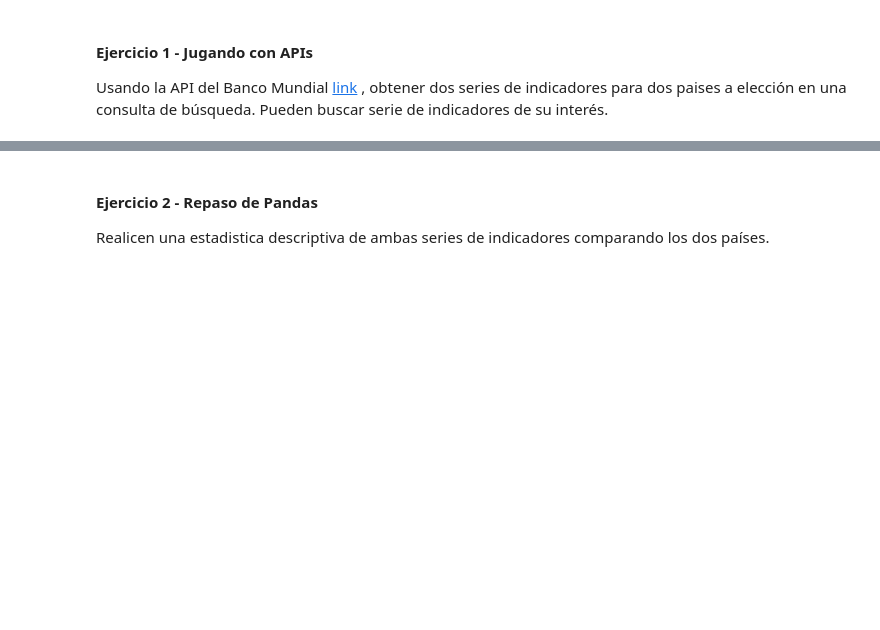
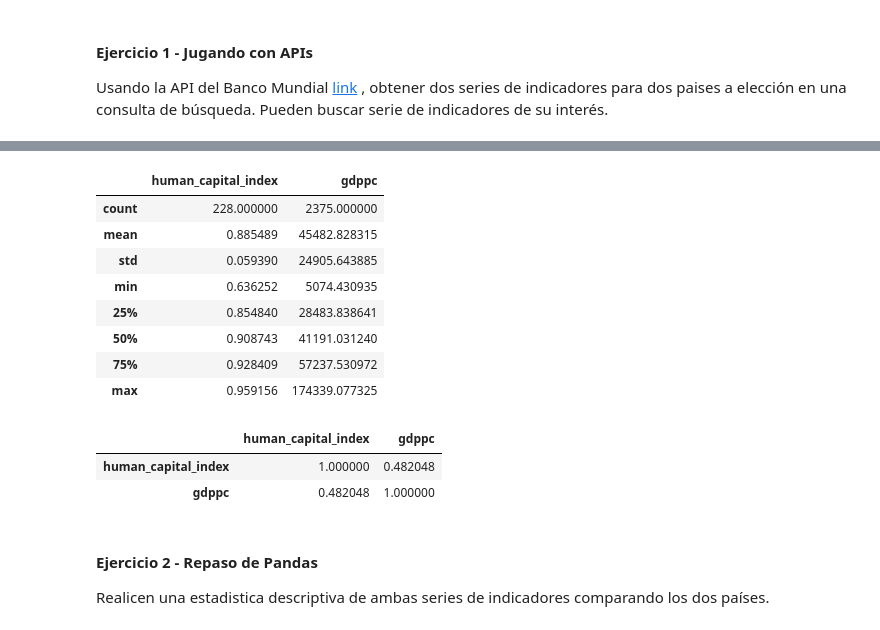
Before and after one commit to MartiinHuck/BigDataUBA-Grupo21, a Jupyter notebook: TP1_Grupo21.ipynb, the cells around one changed output, grey strips where cells are left out. Drawn from its saved outputs; the diff is of its cells as text; code cells hidden in the pictures; blank space fills up the shorter version.

```diff
--- a/TP1_Grupo21.ipynb
+++ b/TP1_Grupo21.ipynb
@@ -37,3 +154,27 @@ Usando la API del Banco Mundial [link](https://wbdata.readthedocs.io/en/stable/)
+# %%
+countries = [i['id'] for i in wbdata.get_countries(incomelevel='HIC')]
+
+indicators = {"HD.HCI.AMRT.MA": "human_capital_index", "NY.GDP.PCAP.PP.KD": "gdppc"}
+
+df = wbdata.get_dataframe(indicators, country=countries, parse_dates=True)
+
+df.describe()
+# %% [output]
+|  | human_capital_index | gdppc |
+| count | 228.000000 | 2375.000000 |
+| mean | 0.885489 | 45482.828315 |
+| std | 0.059390 | 24905.643885 |
+| min | 0.636252 | 5074.430935 |
+| 25% | 0.854840 | 28483.838641 |
+| 50% | 0.908743 | 41191.031240 |
+| 75% | 0.928409 | 57237.530972 |
+| max | 0.959156 | 174339.077325 |
+# %%
+In [13]: df.sort_index().groupby('country').last().corr()
+# %% [output]
+|  | human_capital_index | gdppc |
+| human_capital_index | 1.000000 | 0.482048 |
+| gdppc | 0.482048 | 1.000000 |
 # %% [markdown]
 #### Ejercicio 2 - Repaso de Pandas
 Realicen una estadistica descriptiva de ambas series de indicadores comparando los dos países.
```
Also changed, not shown: parts of 26 cells of this notebook, 1 other file.
